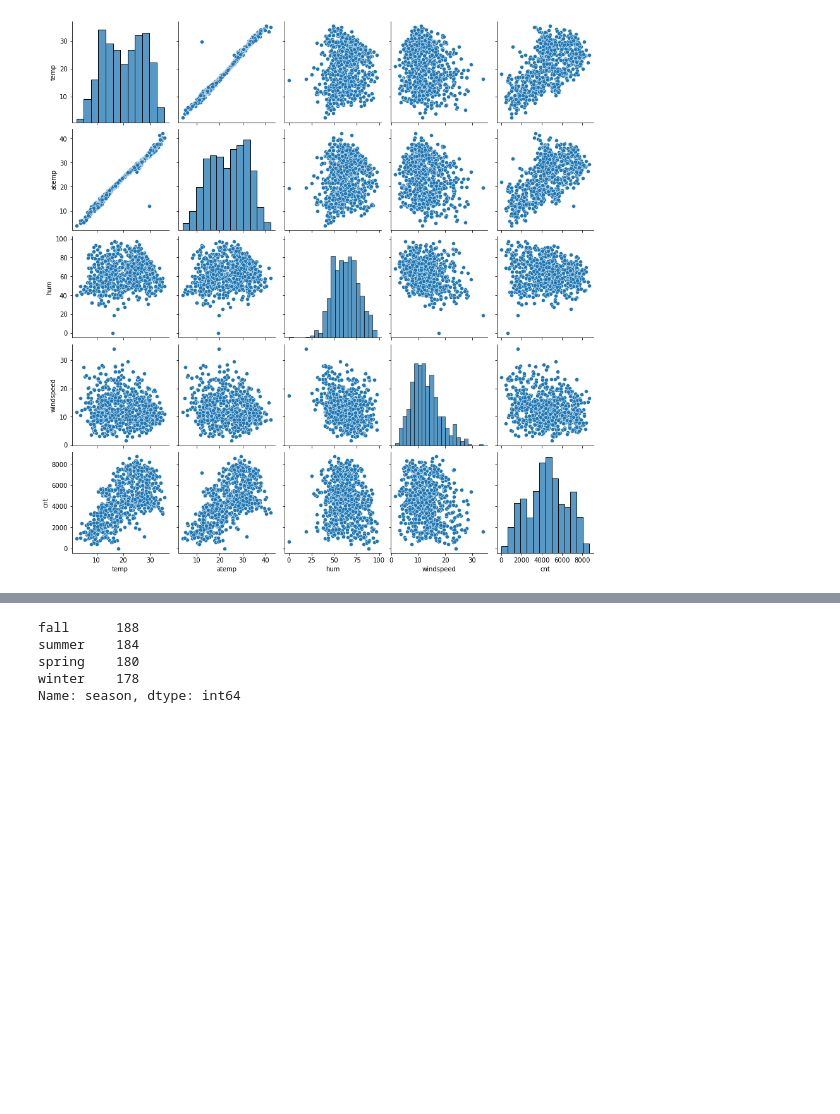
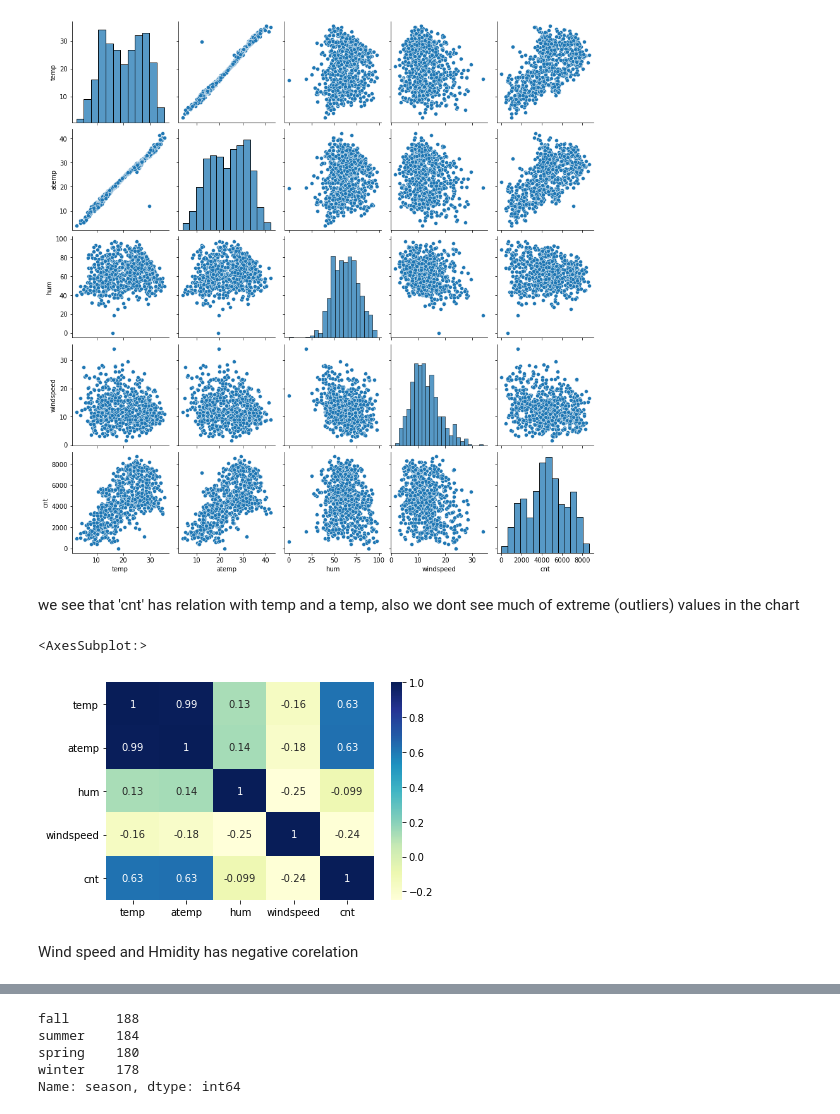
Before and after one commit to MIghtykukulkan/datascience, a Jupyter notebook: machine-learning/linear_assignment.ipynb, the cells around one changed output, grey strips where cells are left out. Cells and saved outputs as stored; diff of their text form; code cells hidden in the pictures; blank space fills up the shorter version.

```diff
--- a/machine-learning/linear_assignment.ipynb
+++ b/machine-learning/linear_assignment.ipynb
@@ -101,6 +101,15 @@ sns.pairplot(df_numeric)
 plt.show()
 # %% [output]
 [figure]
+# %% [markdown]
+we see that 'cnt' has relation with temp and a temp, also we dont see much of extreme (outliers) values in the chart
+# %%
+sns.heatmap(df_numeric.corr(), annot=True, cmap = "YlGnBu")
+# %% [output]
+<AxesSubplot:>
+[figure, added]
+# %% [markdown]
+Wind speed and Hmidity has negative corelation
 # %%
 df['season'].value_counts()
 # %% [output]
```
Also changed, not shown: parts of 55 cells of this notebook.
